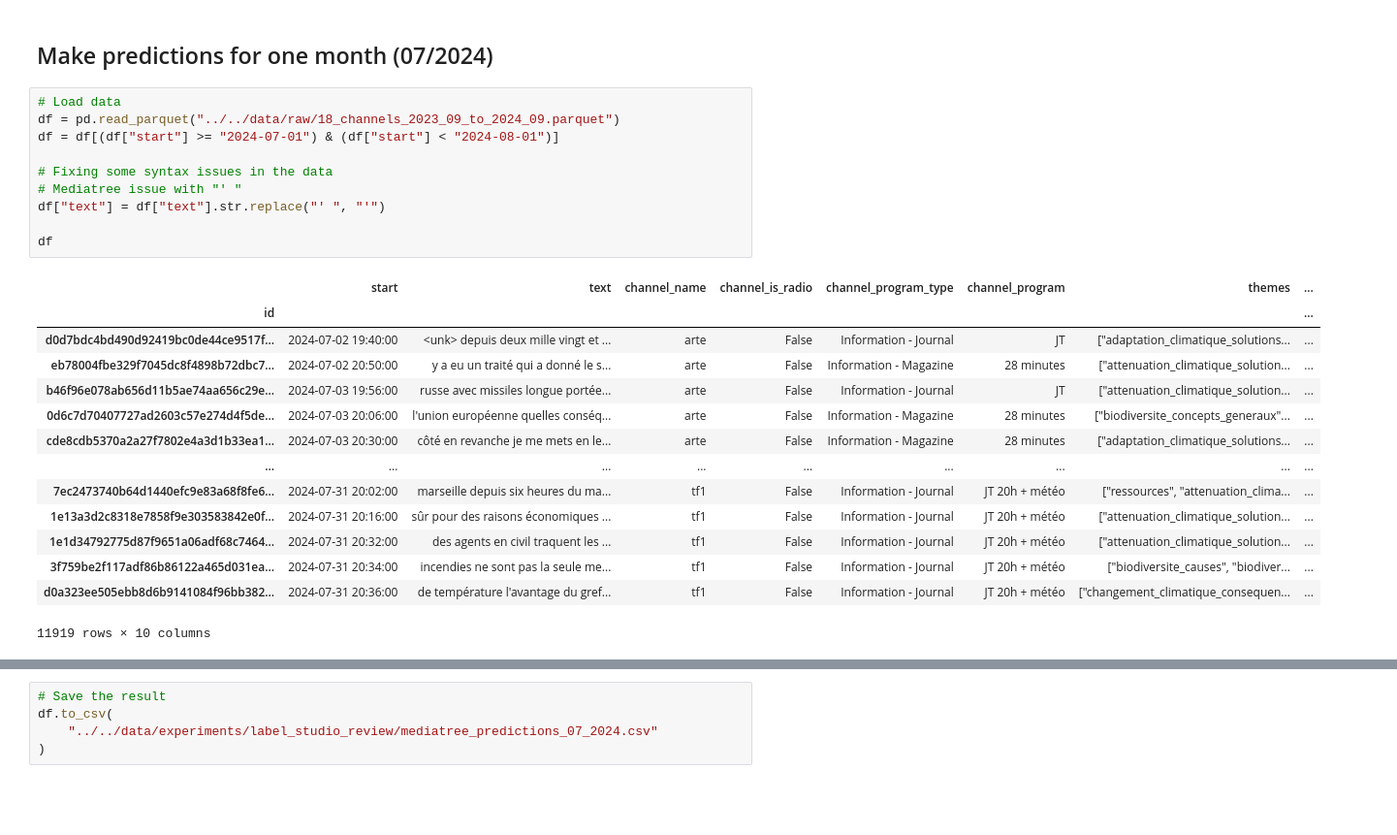
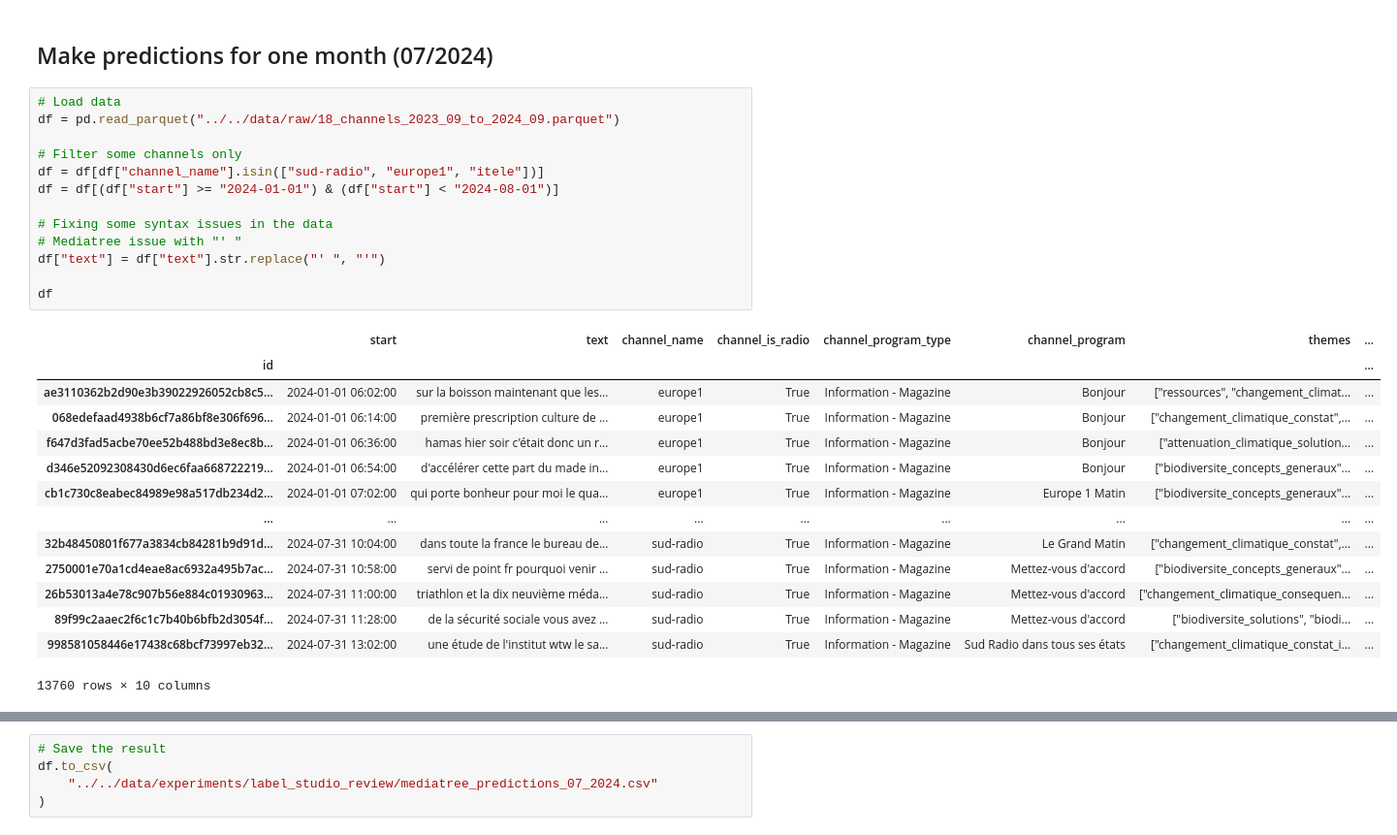
Before and after one commit to dataforgoodfr/climateguard, a Jupyter notebook: notebooks/experiments/label_studio_review.ipynb, the cells around one changed output, grey strips where cells are left out. Shown at 97% size. Saved outputs shown, nothing was run; the diff lists cells and outputs as text; blank space fills up the shorter version.

```diff
--- a/notebooks/experiments/label_studio_review.ipynb
+++ b/notebooks/experiments/label_studio_review.ipynb
@@ -20,28 +20,31 @@ plotly.io.renderers.default = "png"
 # %%
 # Load data
 df = pd.read_parquet("../../data/raw/18_channels_2023_09_to_2024_09.parquet")
-df = df[(df["start"] >= "2024-07-01") & (df["start"] < "2024-08-01")]
+
+# Filter some channels only
+df = df[df["channel_name"].isin(["sud-radio", "europe1", "itele"])]
+df = df[(df["start"] >= "2024-01-01") & (df["start"] < "2024-08-01")]
 
 # Fixing some syntax issues in the data
 # Mediatree issue with "' "
 df["text"] = df["text"].str.replace("' ", "'")
 
 df
 # %% [output]
 |  | start | text | channel_name | channel_is_radio | channel_program_type | channel_program | themes | ... |
 | id |  |  |  |  |  |  |  | ... |
-| d0d7bdc4bd490d92419bc0de44ce9517f... | 2024-07-02 19:40:00 | <unk> depuis deux mille vingt et ... | arte | False | Information - Journal | JT | ["adaptation_climatique_solutions... | ... |
-| eb78004fbe329f7045dc8f4898b72dbc7... | 2024-07-02 20:50:00 | y a eu un traité qui a donné le s... | arte | False | Information - Magazine | 28 minutes | ["attenuation_climatique_solution... | ... |
-| b46f96e078ab656d11b5ae74aa656c29e... | 2024-07-03 19:56:00 | russe avec missiles longue portée... | arte | False | Information - Journal | JT | ["attenuation_climatique_solution... | ... |
-| 0d6c7d70407727ad2603c57e274d4f5de... | 2024-07-03 20:06:00 | l'union européenne quelles conséq... | arte | False | Information - Magazine | 28 minutes | ["biodiversite_concepts_generaux"... | ... |
-| cde8cdb5370a2a27f7802e4a3d1b33ea1... | 2024-07-03 20:30:00 | côté en revanche je me mets en le... | arte | False | Information - Magazine | 28 minutes | ["adaptation_climatique_solutions... | ... |
+| ae3110362b2d90e3b39022926052cb8c5... | 2024-01-01 06:02:00 | sur la boisson maintenant que les... | europe1 | True | Information - Magazine | Bonjour | ["ressources", "changement_climat... | ... |
+| 068edefaad4938b6cf7a86bf8e306f696... | 2024-01-01 06:14:00 | première prescription culture de ... | europe1 | True | Information - Magazine | Bonjour | ["changement_climatique_constat",... | ... |
+| f647d3fad5acbe70ee52b488bd3e8ec8b... | 2024-01-01 06:36:00 | hamas hier soir c'était donc un r... | europe1 | True | Information - Magazine | Bonjour | ["attenuation_climatique_solution... | ... |
+| d346e52092308430d6ec6faa668722219... | 2024-01-01 06:54:00 | d'accélérer cette part du made in... | europe1 | True | Information - Magazine | Bonjour | ["biodiversite_concepts_generaux"... | ... |
+| cb1c730c8eabec84989e98a517db234d2... | 2024-01-01 07:02:00 | qui porte bonheur pour moi le qua... | europe1 | True | Information - Magazine | Europe 1 Matin | ["biodiversite_concepts_generaux"... | ... |
 | ... | ... | ... | ... | ... | ... | ... | ... | ... |
-| 7ec2473740b64d1440efc9e83a68f8fe6... | 2024-07-31 20:02:00 | marseille depuis six heures du ma... | tf1 | False | Information - Journal | JT 20h + météo | ["ressources", "attenuation_clima... | ... |
-| 1e13a3d2c8318e7858f9e303583842e0f... | 2024-07-31 20:16:00 | sûr pour des raisons économiques ... | tf1 | False | Information - Journal | JT 20h + météo | ["attenuation_climatique_solution... | ... |
-| 1e1d34792775d87f9651a06adf68c7464... | 2024-07-31 20:32:00 | des agents en civil traquent les ... | tf1 | False | Information - Journal | JT 20h + météo | ["attenuation_climatique_solution... | ... |
-| 3f759be2f117adf86b86122a465d031ea... | 2024-07-31 20:34:00 | incendies ne sont pas la seule me... | tf1 | False | Information - Journal | JT 20h + météo | ["biodiversite_causes", "biodiver... | ... |
-| d0a323ee505ebb8d6b9141084f96bb382... | 2024-07-31 20:36:00 | de température l'avantage du gref... | tf1 | False | Information - Journal | JT 20h + météo | ["changement_climatique_consequen... | ... |
+| 32b48450801f677a3834cb84281b9d91d... | 2024-07-31 10:04:00 | dans toute la france le bureau de... | sud-radio | True | Information - Magazine | Le Grand Matin | ["changement_climatique_constat",... | ... |
+| 2750001e70a1cd4eae8ac6932a495b7ac... | 2024-07-31 10:58:00 | servi de point fr pourquoi venir ... | sud-radio | True | Information - Magazine | Mettez-vous d'accord | ["biodiversite_concepts_generaux"... | ... |
+| 26b53013a4e78c907b56e884c01930963... | 2024-07-31 11:00:00 | triathlon et la dix neuvième méda... | sud-radio | True | Information - Magazine | Mettez-vous d'accord | ["changement_climatique_consequen... | ... |
+| 89f99c2aaec2f6c1c7b40b6bfb2d3054f... | 2024-07-31 11:28:00 | de la sécurité sociale vous avez ... | sud-radio | True | Information - Magazine | Mettez-vous d'accord | ["biodiversite_solutions", "biodi... | ... |
+| 998581058446e17438c68bcf73997eb32... | 2024-07-31 13:02:00 | une étude de l'institut wtw le sa... | sud-radio | True | Information - Magazine | Sud Radio dans tous ses états | ["changement_climatique_constat_i... | ... |
-11919 rows × 10 columns
+13760 rows × 10 columns
 # %%
 # Limit concurrent requests to avoid API rate limiting
 # (it depends on the model you use and your API tier)
```
Also changed, not shown: parts of 12 cells of this notebook, 2 other files.
